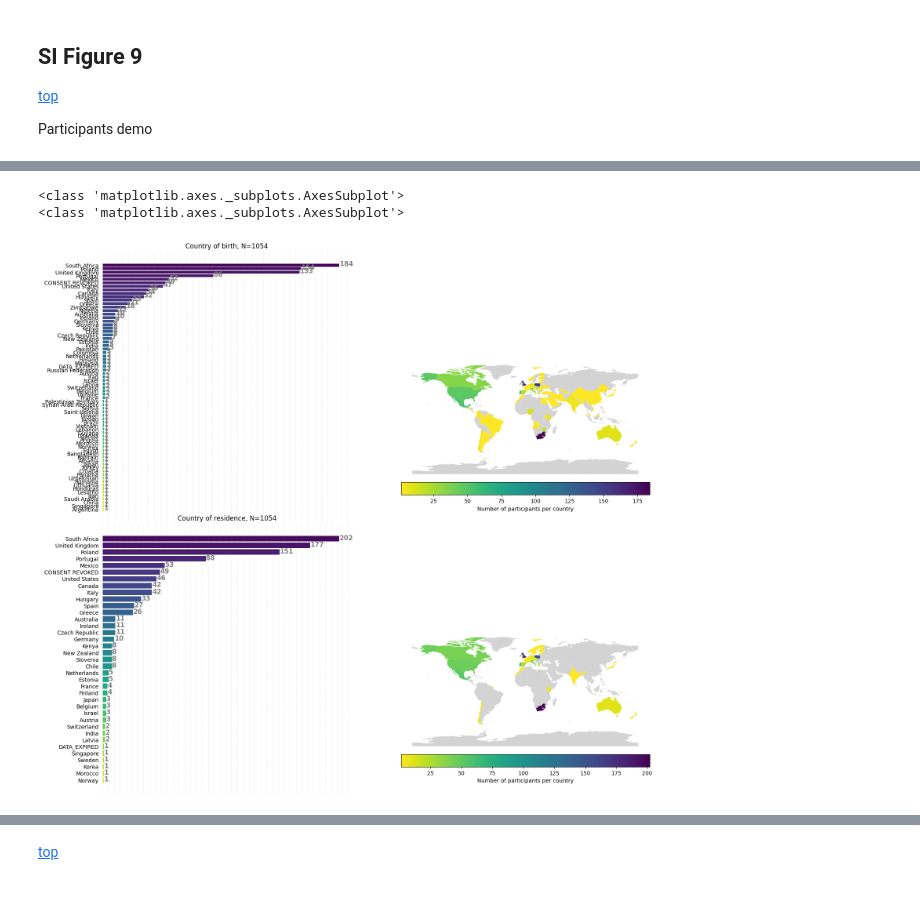
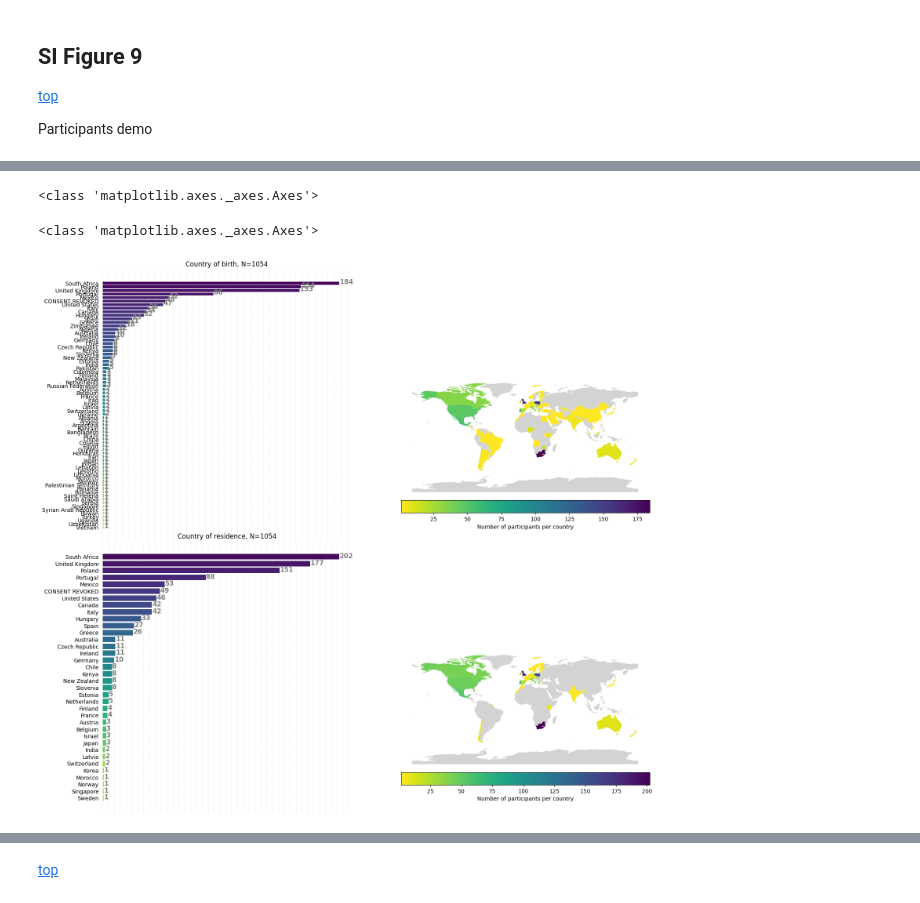
Before and after one commit to jankaWIS/FMP_paper, a Jupyter notebook: Figures/SI_Figures_FMP_paper_2024.ipynb, the cells around one changed output, grey strips where cells are left out. Cells and saved outputs as stored; diff of their text form; code cells hidden in the pictures.

```diff
--- a/Figures/SI_Figures_FMP_paper_2024.ipynb
+++ b/Figures/SI_Figures_FMP_paper_2024.ipynb
@@ -1512,8 +1508,15 @@ from mpl_toolkits.axes_grid1 import make_axes_locatable
 def plot_bar_map(data, world, var, ax, ax2, cmap="viridis", gridlines=True, y_labelsize=10, barlabel_fontsize=12):
     colours = sns.color_palette(cmap, n_colors=len(data.unique()))
 
+    # count the country values
+    vc = data.value_counts().reset_index()
+    vc.columns = ["label", "count"]
+    # and sort them first based on the count and then alphabeticaly
+    vc = vc.sort_values(by=["count", "label"], ascending=[False, True])
+
     # horizontal
-    ax.barh(data.value_counts().index, data.value_counts(), color=colours)
+    # ax.barh(data.value_counts().index, data.value_counts(), color=colours)
+    ax.barh(vc["label"], vc["count"], color=colours)
 
     # remove axes splines
     for s in ['top', 'bottom', 'left', 'right']:
@@ -1572,37 +1575,37 @@ def plot_bar_map(data, world, var, ax, ax2, cmap="viridis", gridlines=True, y_la
 fig, (ax1, ax2) = plt.subplots(2,2, figsize=(18, 18))
 plt.subplots_adjust(hspace=0.002)
 
 countries = ["Country of birth", "Country of residence"]
 
 for var, (ax_t,ax_b) in zip(countries, [ax1,ax2]):
     # select data
-    data = df_participants.loc[df_participants[var]!="DATA EXPIRED",var]
+    data = df_participants.loc[~df_participants[var].isin(["DATA EXPIRED","DATA_EXPIRED"]),var]
 
     # create mapping
     world[var] = world["name"].map(data.value_counts())#.fillna(0)
 
 
     plot_bar_map(data, world, var, ax_t, ax_b, cmap="viridis")
 
 
 #     ax_t.set_title(f"{var}, N={len(all_subjects)}")
     ax_t.set_title(f"{var}, N={df_participants.userID.unique().size}")
 
 
 # # ax1[0].tick_params(axis='y', labelsize=2)
 # # Get current y-tick labels
 # labels = ax1[0].get_yticklabels()
 
 # # Set y-tick labels with a custom font size
 # ax1[0].set_yticklabels(labels, fontsize=8)
 
 plt.ylabel('')
 # plt.suptitle(f"{var}, N={len(all_subjects)}", y=.88)
 plt.show()
 # %% [output]
-<class 'matplotlib.axes._subplots.AxesSubplot'>
-<class 'matplotlib.axes._subplots.AxesSubplot'>
+<class 'matplotlib.axes._axes.Axes'>
+<class 'matplotlib.axes._axes.Axes'>
-[figure, old version]
+[figure, new version]
 # %%
 # define canvas
 
```
Also changed, not shown: parts of 18 cells of this notebook, 36 other files.
